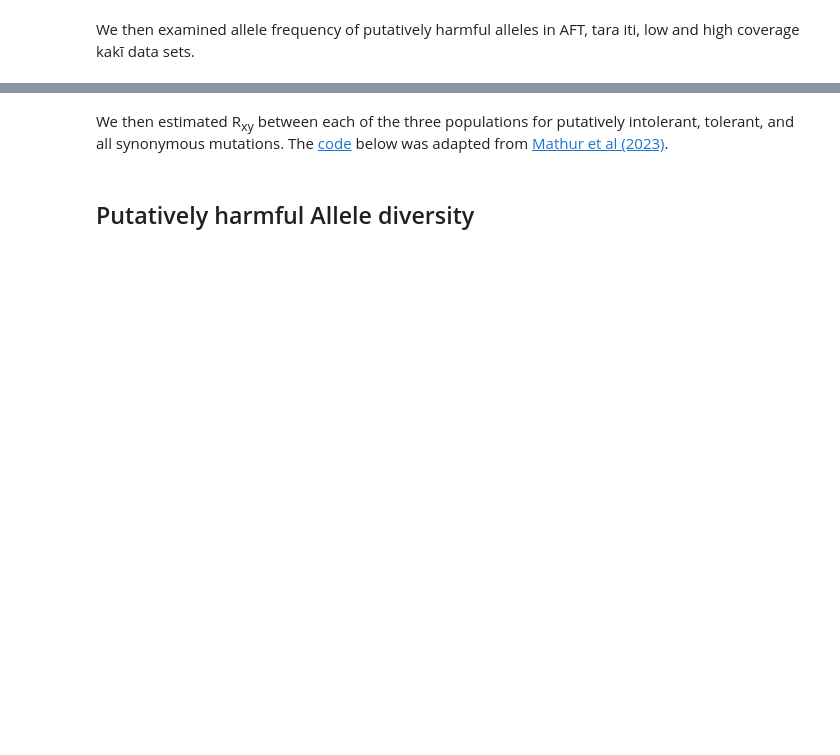
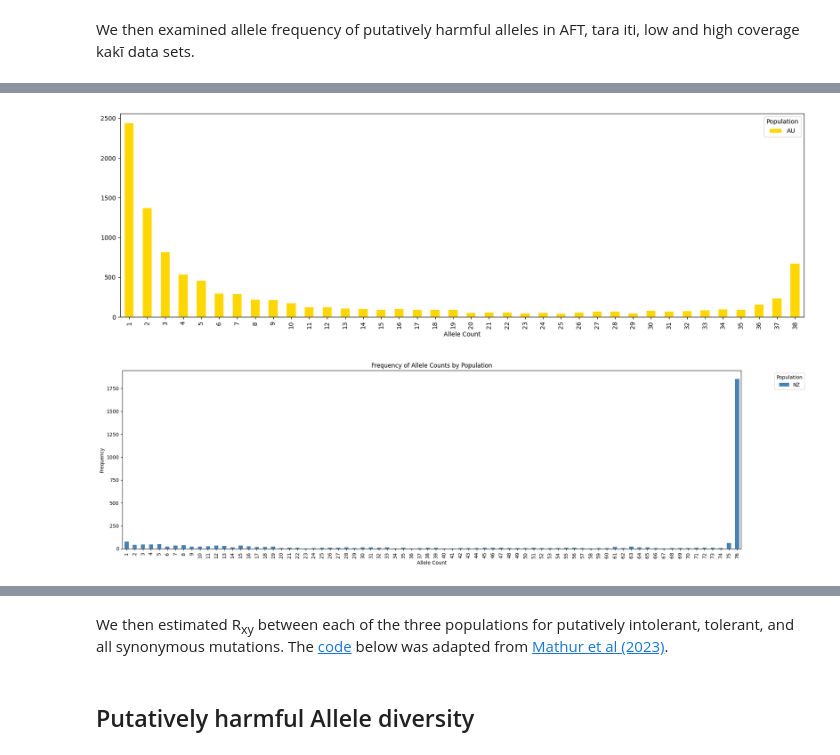
Before and after one commit to janawold1/2026_S_nereis_Cons_Gen, a Jupyter notebook: 07_Putative_Load.ipynb, the cells around one changed output, grey strips where cells are left out. Cells and saved outputs as stored; diff of their text form; code cells hidden in the pictures; blank space fills up the shorter version.

```diff
--- a/07_Putative_Load.ipynb
+++ b/07_Putative_Load.ipynb
@@ -122,15 +145,16 @@ print(del_allele_count)
 # %% [markdown]
 We then examined allele frequency of putatively harmful alleles in AFT, tara iti, low and high coverage kakī data sets.
 # %%
-pop_harm = del_allele[del_allele['Consequence']=='Intolerant']
+#pop_harm = del_allele[del_allele['Consequence']=='Intolerant']
+pop_harm = del_allele
 pop_harm = pop_harm[pop_harm['Allele Count']>0]
 
 au_harm_counts = pop_harm[pop_harm['Population']=='AU'].groupby(["Allele Count", "Population"]).size().reset_index(name="Frequency")
-ti_harm_counts = pop_harm[pop_harm['Population']=='TI'].groupby(["Allele Count", "Population"]).size().reset_index(name="Frequency")
-ki_harm_counts = pop_harm[pop_harm['Population']=='KI'].groupby(["Allele Count", "Population"]).size().reset_index(name="Frequency")
+ti_harm_counts = pop_harm[pop_harm['Population']=='NZ'].groupby(["Allele Count", "Population"]).size().reset_index(name="Frequency")
+#ki_harm_counts = pop_harm[pop_harm['Population']=='KI'].groupby(["Allele Count", "Population"]).size().reset_index(name="Frequency")
 
 au_harm_pivot = au_harm_counts.pivot(index="Allele Count", columns="Population", values="Frequency").fillna(0)
 ti_harm_pivot = ti_harm_counts.pivot(index="Allele Count", columns="Population", values="Frequency").fillna(0)
-ki_harm_pivot = ki_harm_counts.pivot(index="Allele Count", columns="Population", values="Frequency").fillna(0)
+#ki_harm_pivot = ki_harm_counts.pivot(index="Allele Count", columns="Population", values="Frequency").fillna(0)
 
 pop_harm.head()
@@ -137,15 +168,18 @@ pop_harm.head()
 # %%
 # Plot a stacked bar chart
-au_harm_pivot.plot(kind="bar", stacked=True, figsize=(12, 6), color="gold")
-ti_harm_pivot.plot(kind="bar", stacked=True, figsize=(12, 6), color="steelblue")
-ki_harm_pivot.plot(kind="bar", stacked=True, figsize=(12, 6), color="black")
+au_harm_pivot.plot(kind="bar", stacked=True, figsize=(20, 6), color="gold")
+ti_harm_pivot.plot(kind="bar", stacked=True, figsize=(20, 6), color="steelblue")
+#ki_harm_pivot.plot(kind="bar", stacked=True, figsize=(12, 6), color="black")
 
 plt.title("Frequency of Allele Counts by Population")
 plt.ylabel("Frequency")
 plt.xlabel("Allele Count")
 plt.legend(title="Population", bbox_to_anchor=(1.05, 1), loc="upper left")
 plt.tight_layout()
 plt.show()
+# %% [output]
+[figure, added]
+[figure, added]
 # %%
 au_harm = del_allele[(del_allele['Consequence']!='MODIFIER') & (del_allele['Population']=='AU')]
 au_harm['Allele Frequency'] = au_harm['Allele Count'] / (19 * 2)
```
Also changed, not shown: parts of 7 cells of this notebook, 2 other files.
